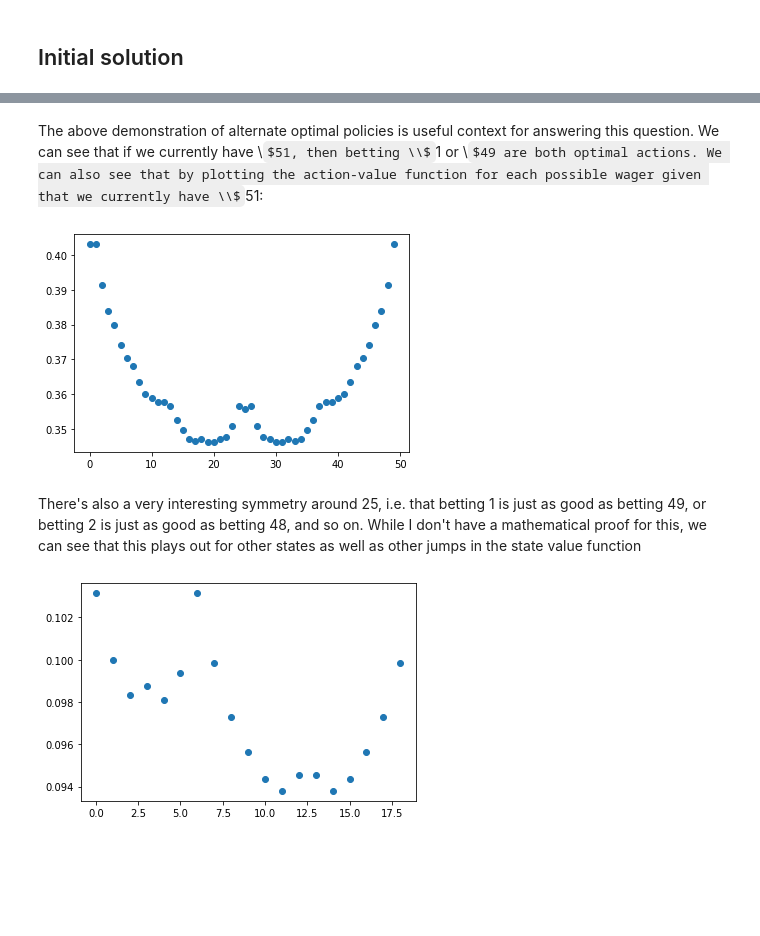
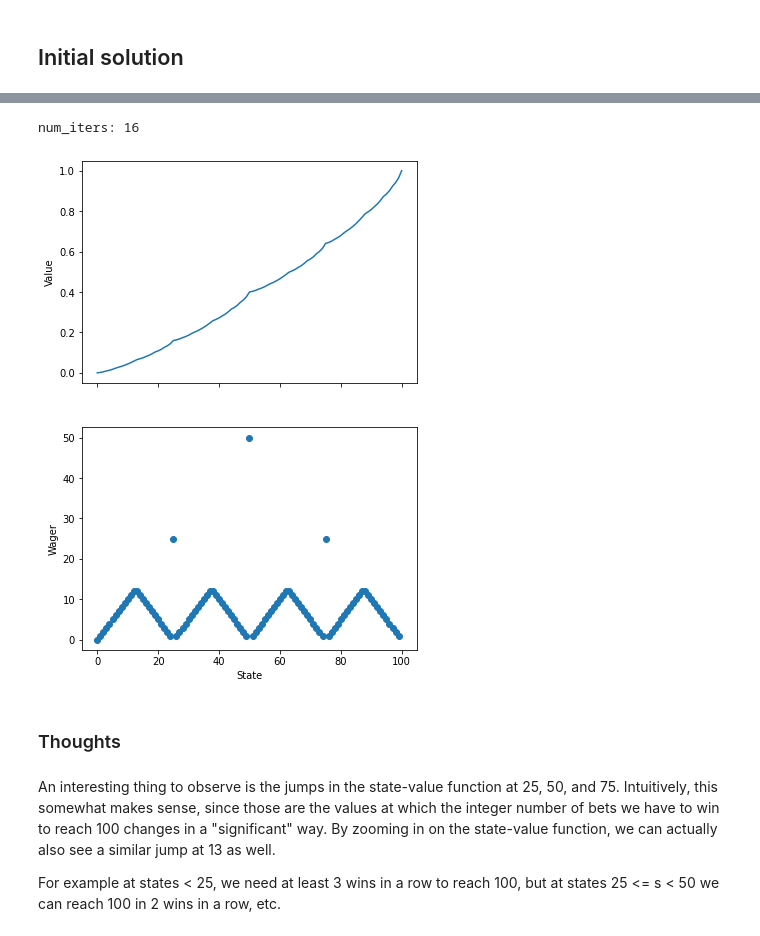
Before and after one commit to rcalef/suttonBarto2ndEd, a Jupyter notebook: ch4/ch4.ipynb, the cells around one changed output, grey strips where cells are left out. Saved outputs shown, nothing was run; the diff lists cells and outputs as text; code cells hidden in the pictures; some formulas as TeX source; blank space fills up the shorter version.

Commit message:
Add answers to other ch4 questions

```diff
--- a/ch4/ch4.ipynb
+++ b/ch4/ch4.ipynb
@@ -437,11 +480,10 @@ def value_iterate(end_val=100,
         delta = single_iterate(value_fn,
                                end_val=end_val,
                                p_heads=p_heads)
-        print(f"iter {i}: {delta:0.4f}")
-
         if delta < eps:
             break
         i += 1
+    print(f"num_iters: {i}")
     return value_fn
 
 
@@ -454,7 +496,7 @@ def single_iterate(value_fn, end_val=100, p_heads=0.4):
 
         max_val = 0
         for w in possible_wagers:
-            max_val = max(calc_wager_value(value_fn, state, w, p_heads), max_val)
+            max_val = max(calc_wager_value(value_fn, state, w, p_heads=p_heads), max_val)
 
         max_delta = max(np.abs(max_val - value_fn[state]), max_delta)
 
@@ -468,11 +510,13 @@ def calc_wager_value(value_fn, state, wager, p_heads=0.4):
     win_state = state + wager
     lose_state = state - wager
 
-    return p_tails*value_fn[lose_state] + p_heads*value_fn[win_state]
+    return (1-p_heads)*value_fn[lose_state] + p_heads*value_fn[win_state]
 
 
 # Generate an optimal policy from the optimal state-value function.
-def policy_from_value(value_fn):
+def policy_from_value(value_fn, end_val=100, p_heads=0.4):
+    # Note -1 since value function has an entry for state 100, which
+    # we can't actually reach since we "win" and terminate at that point.
     policy = np.zeros(end_val)
     for state in np.arange(end_val):
         best_val = 0
@@ -481,9 +525,26 @@ def policy_from_value(value_fn):
         # this by definition will be tied for any other optimal action,
         # but isn't actually a useful action.
         for wager in  np.arange(1, min(state, end_val-state)+1):
-            wager_val = calc_wager_value(value_fn, state, wager)
+            wager_val = calc_wager_value(value_fn,
+                                         state,
+                                         wager,
+                                         p_heads=p_heads)
             if (wager_val - best_val) > eps:
                 best_val = wager_val
                 best_wager = wager
         policy[state] = best_wager
     return policy
+
+def run_and_plot(end_val=100,
+                 p_heads=0.4):
+    value_fn = value_iterate(end_val=end_val, p_heads=p_heads)
+    policy = policy_from_value(value_fn, end_val=end_val, p_heads=p_heads)
+
+    fig, axs = plt.subplots(2, 1, sharex=True, figsize=(6, 9))
+    axs[0].plot(np.arange(end_val+1), value_fn)
+    axs[0].set_ylabel("Value")
+    axs[1].scatter(np.arange(end_val), policy)
+    axs[1].set_ylabel("Wager")
+    axs[1].set_xlabel("State")
+
+    return value_fn, policy
@@ -601,2 +550,0 @@ So we can see that the interesting shaped policy presented initially is a valid
-# %% [markdown]
-The above demonstration of alternate optimal policies is useful context for answering this question. We can see that if we currently have \\$51, then betting \\$1 or \\$49 are both optimal actions. We can also see that by plotting the action-value function for each possible wager given that we currently have \\$51:
@@ -609,10 +551,11 @@ def plot_action_value(value_fn, state):
-# %%
-plot_action_value(final_v, 51)
-# %% [output]
-[figure, removed]
-# %% [markdown]
-There's also a very interesting symmetry around 25, i.e. that betting 1 is just as good as betting 49, or betting 2 is just as good as betting 48, and so on. While I don't have a mathematical proof for this, we can see that this plays out for other states as well as other jumps in the state value function
-# %%
-plot_action_value(final_v, 19)
-# %% [output]
-[figure, removed]
+# %%
+final_v, policy = run_and_plot()
+# %% [output]
+num_iters: 16
+[figure, added]
+# %% [markdown]
+### Thoughts
+# %% [markdown]
+An interesting thing to observe is the jumps in the state-value function at 25, 50, and 75. Intuitively, this somewhat makes sense, since those are the values at which the integer number of bets we have to win to reach 100 changes in a "significant" way. By zooming in on the state-value function, we can actually also see a similar jump at 13 as well.
+
+For example at states < 25, we need at least 3 wins in a row to reach 100, but at states 25 <= s < 50 we can reach 100 in 2 wins in a row, etc.
```
Also changed, not shown: parts of 50 cells of this notebook.
